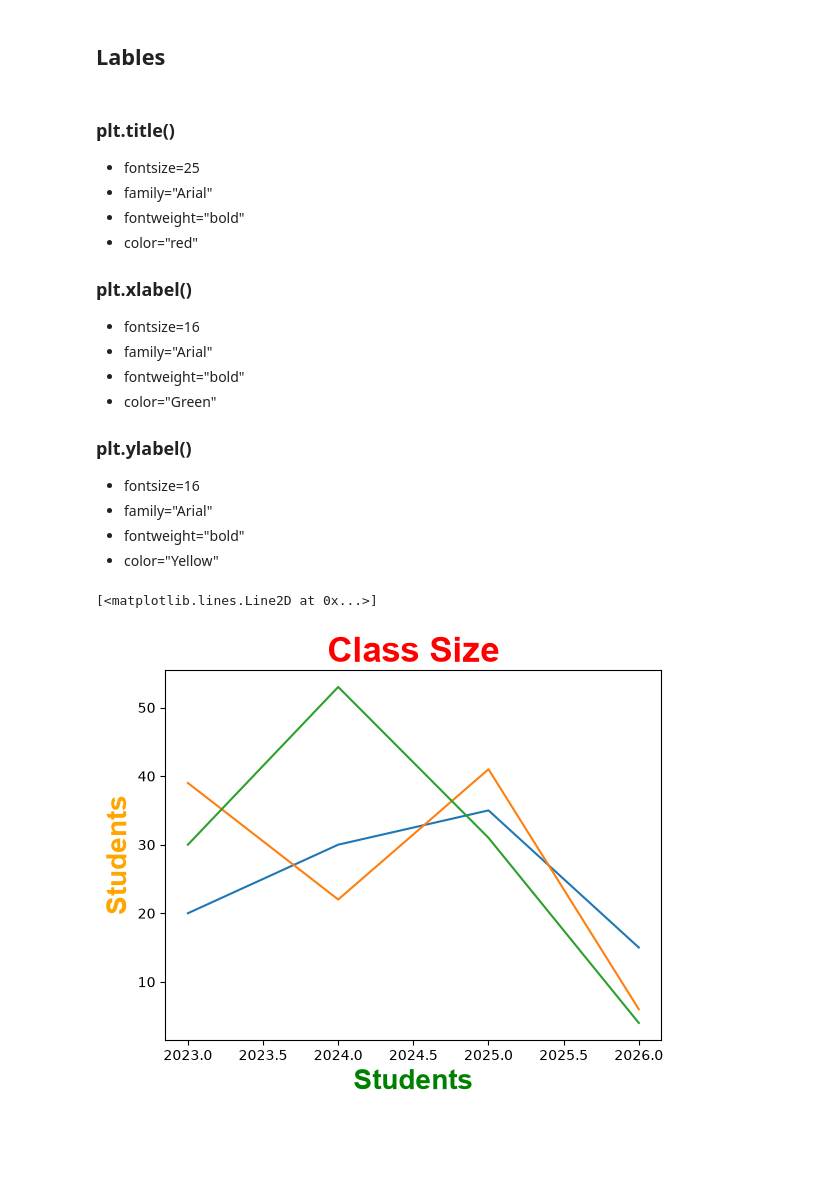
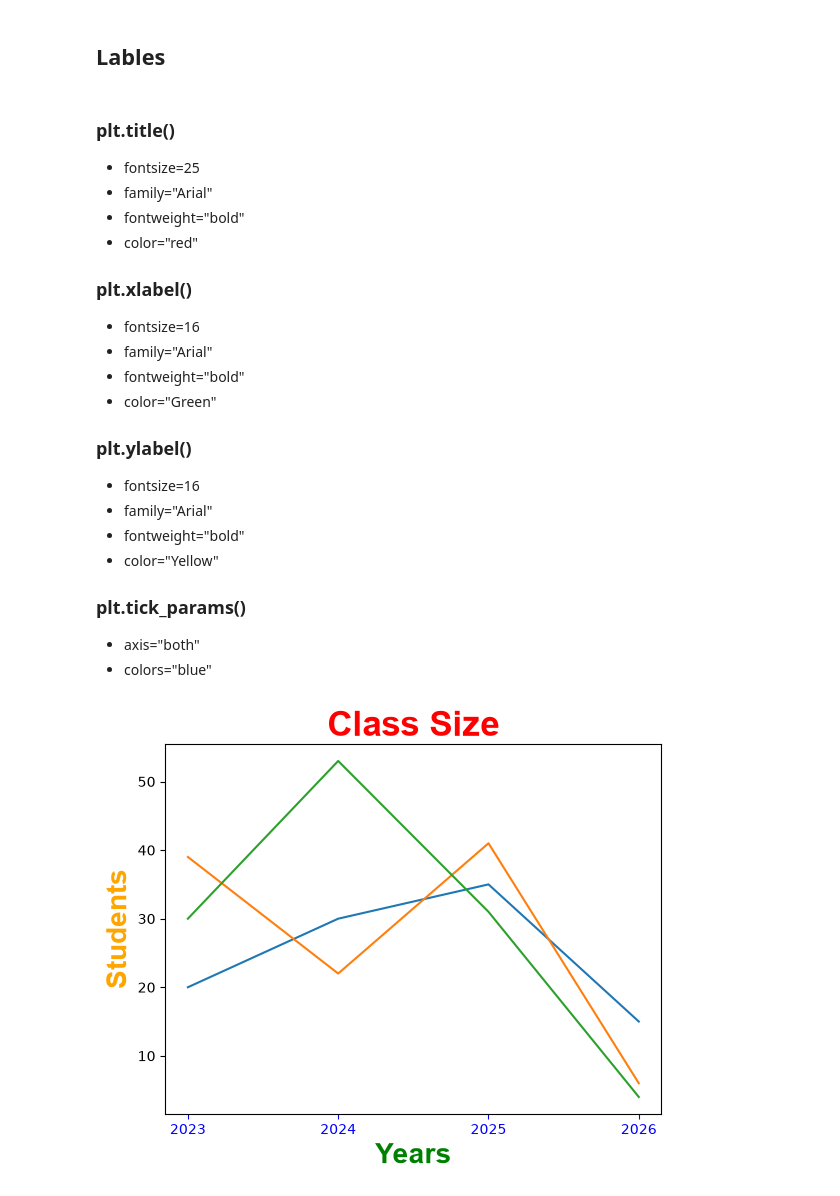
Before and after one commit to zaibgray/matplotlib, a Jupyter notebook: matplotlib.ipynb, the cells around one changed output. Cells and saved outputs as stored; diff of their text form; code cells hidden in the pictures; blank space fills up the shorter version.

```diff
--- a/matplotlib.ipynb
+++ b/matplotlib.ipynb
@@ -132,6 +132,10 @@ plt.plot(x, y3, color="yellow", **line_style)
 * family="Arial"
 * fontweight="bold"
 * color="Yellow"
+
+### plt.tick_params()
+* axis="both"
+* colors="blue"
 # %%
 import numpy as np
 import pandas as pd
@@ -144,30 +148,36 @@ y3 = np.array([30, 53, 31, 4])
 # %%
 plt.title(
     "Class Size",
     fontsize=25,
     family="Arial",
     fontweight="bold",
     color="Red")
 
 plt.xlabel(
-    "Students",
+    "Years",
     fontsize=20,
     family="Arial",
     fontweight="bold",
     color="Green")
 
 plt.ylabel(
     "Students",
     fontsize=20,
     family="Arial",
     fontweight="bold",
     color="orange")
 
+plt.tick_params(
+    axis="x",
+    colors="blue"
+)
 
 
 plt.plot(x, y1)
 plt.plot(x, y2)
 plt.plot(x, y3)
+
+plt.xticks(x)
+plt.show()
 # %% [output]
-[<matplotlib.lines.Line2D at 0x...>]
-[figure, old version]
+[figure, new version]
```
Also changed, not shown: parts of 3 cells of this notebook.
